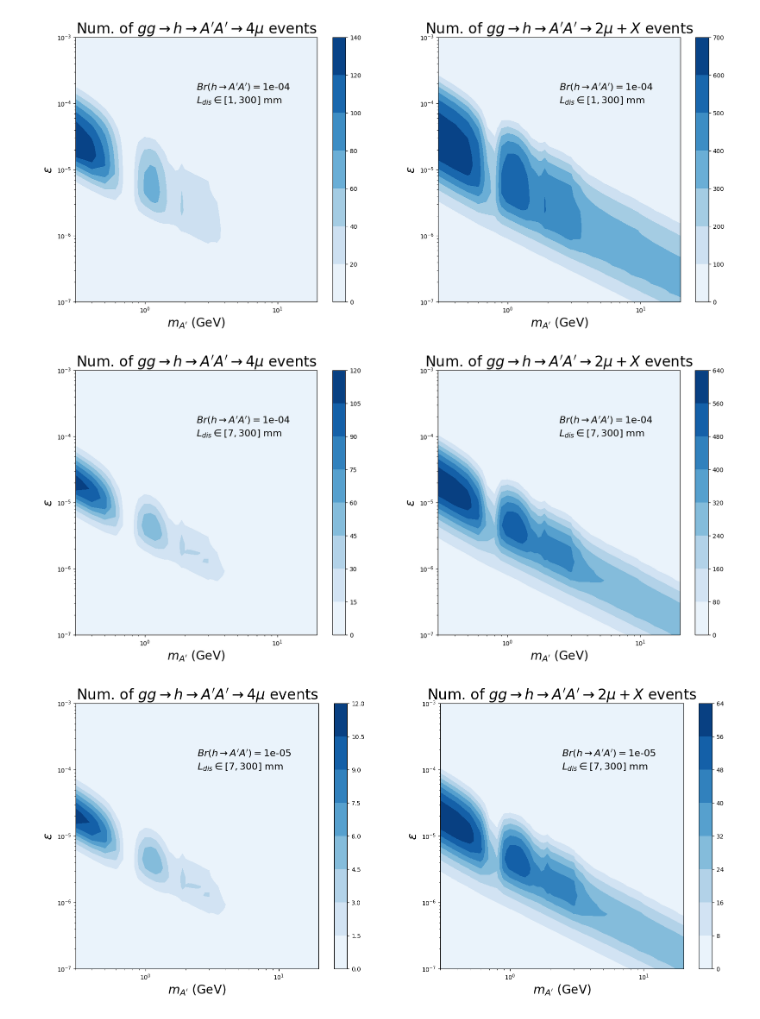
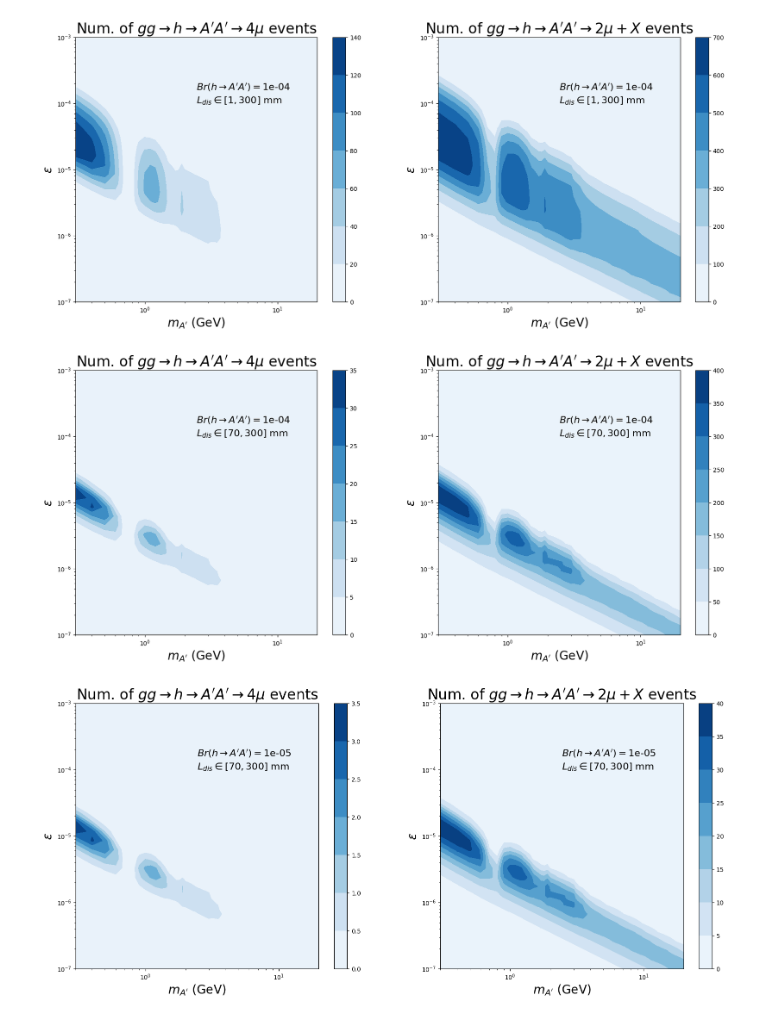
Before and after one commit to kehangbai/dark-photon-sensitivity, a Jupyter notebook: HAHM_signal_plotting.ipynb, the cells around one changed output. Drawn from its saved outputs; the diff is of its cells as text; code cells hidden in the pictures.

Commit message:
update plots

```diff
--- a/HAHM_signal_plotting.ipynb
+++ b/HAHM_signal_plotting.ipynb
@@ -8,12 +8,12 @@ Ap_model1.plot_num_sig(title_list)
 # %% [output]
 [figure]
 # %%
-Ap_model2 = DarkPhotonModel(BR_hApAp=1e-4, Lmin=0.007, Lmax=0.3)
+Ap_model2 = DarkPhotonModel(BR_hApAp=1e-4, Lmin=0.07, Lmax=0.3)
 Ap_model2.plot_num_sig(title_list)
 # %% [output]
-[figure, old version]
+[figure, new version]
 # %%
-Ap_model3 = DarkPhotonModel(BR_hApAp=1e-5, Lmin=0.007, Lmax=0.3)
+Ap_model3 = DarkPhotonModel(BR_hApAp=1e-5, Lmin=0.07, Lmax=0.3)
 Ap_model3.plot_num_sig(title_list)
 # %% [output]
-[figure, old version]
+[figure, new version]
```
